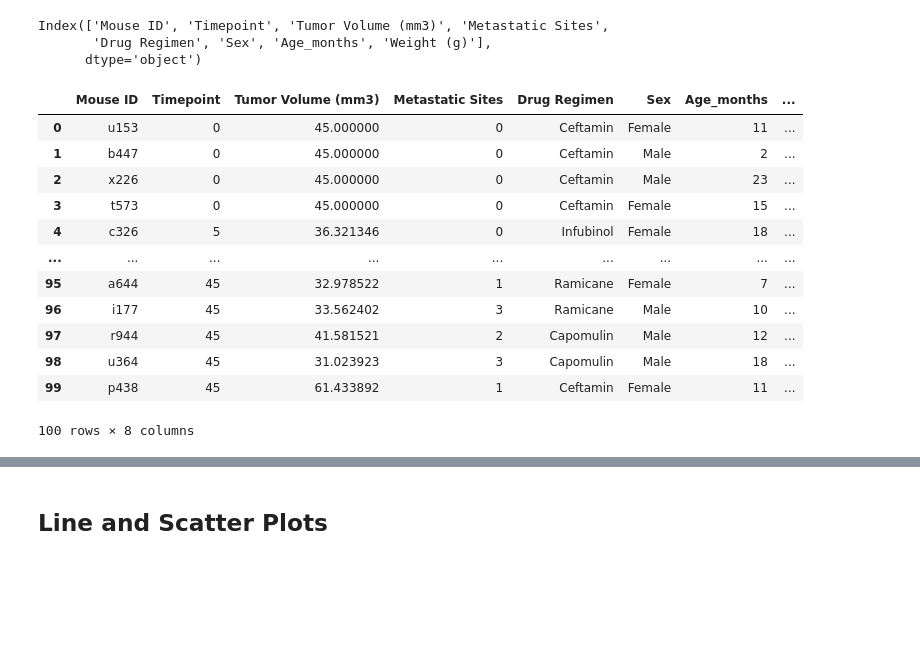
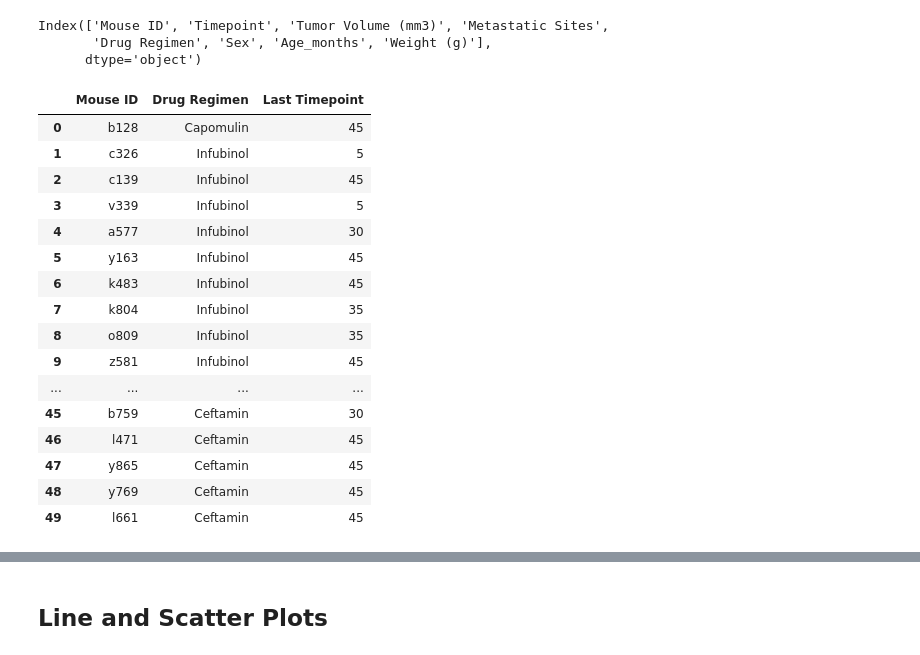
Before and after one commit to DidemBl/Module_5_challenge, a Jupyter notebook: pymaceuticals_notebook.ipynb, the cells around one changed output, grey strips where cells are left out. Drawn from its saved outputs; the diff is of its cells as text; code cells hidden in the pictures; blank space fills up the shorter version.

```diff
--- a/pymaceuticals_notebook.ipynb
+++ b/pymaceuticals_notebook.ipynb
@@ -176,37 +172,45 @@ Index(['Mouse ID', 'Timepoint', 'Tumor Volume (mm3)', 'Metastatic Sites',
 # %%
 # Calculate the final tumor volume of each mouse across four of the treatment regimens:
 
 clean_copy_df= cleaned_combined_df.copy()
 clean_copy_df= pd.DataFrame(clean_copy_df[["Mouse ID","Timepoint", "Drug Regimen","Tumor Volume (mm3)"]])
 
 # Capomulin, Ramicane, Infubinol, and Ceftamin
 
 treatment_filtered_df = clean_copy_df.loc[(clean_copy_df["Drug Regimen"] == "Capomulin") | (clean_copy_df["Drug Regimen"] == "Ramicane") | (clean_copy_df["Drug Regimen"] == "Infubinol") | (clean_copy_df["Drug Regimen"] == "Ceftamin"), :]
 
 
 #Start by getting the last (greatest) timepoint for each mouse
 treatment_filtered_max_time = treatment_filtered_df.groupby(["Mouse ID"])["Timepoint"].max()
 treatment_filtered_max_time_df = pd.DataFrame(treatment_filtered_max_time)
 
 
 
 
 # Merge this group df with the original DataFrame to get the tumor volume at the last timepoint
 
-merged_on_max_timepoint_volume_df = pd.merge(cleaned_combined_df,treatment_filtered_max_time_df, on = ["Timepoint", "Mouse ID"])
-merged_on_max_timepoint_volume_df.head(100)
+merged_on_max_timepoint_volume_df = treatment_filtered_df.merge(treatment_filtered_max_time_df, on= "Mouse ID", how="left")
+
+
+merged_on_max_timepoint_volume_df = merged_on_max_timepoint_volume_df[["Mouse ID", "Drug Regimen","Timepoint_y"]]
+renamed_merged = merged_on_max_timepoint_volume_df.rename(columns={"Timepoint_y": "Last Timepoint"})
+renamed_merged.head(50)
 # %% [output]
-|  | Mouse ID | Timepoint | Tumor Volume (mm3) | Metastatic Sites | Drug Regimen | Sex | Age_months | ... |
-| 0 | u153 | 0 | 45.000000 | 0 | Ceftamin | Female | 11 | ... |
-| 1 | b447 | 0 | 45.000000 | 0 | Ceftamin | Male | 2 | ... |
-| 2 | x226 | 0 | 45.000000 | 0 | Ceftamin | Male | 23 | ... |
-| 3 | t573 | 0 | 45.000000 | 0 | Ceftamin | Female | 15 | ... |
-| 4 | c326 | 5 | 36.321346 | 0 | Infubinol | Female | 18 | ... |
-| ... | ... | ... | ... | ... | ... | ... | ... | ... |
-| 95 | a644 | 45 | 32.978522 | 1 | Ramicane | Female | 7 | ... |
-| 96 | i177 | 45 | 33.562402 | 3 | Ramicane | Male | 10 | ... |
-| 97 | r944 | 45 | 41.581521 | 2 | Capomulin | Male | 12 | ... |
-| 98 | u364 | 45 | 31.023923 | 3 | Capomulin | Male | 18 | ... |
-| 99 | p438 | 45 | 61.433892 | 1 | Ceftamin | Female | 11 | ... |
+|  | Mouse ID | Drug Regimen | Last Timepoint |
+| 0 | b128 | Capomulin | 45 |
+| 1 | c326 | Infubinol | 5 |
+| 2 | c139 | Infubinol | 45 |
+| 3 | v339 | Infubinol | 5 |
+| 4 | a577 | Infubinol | 30 |
+| 5 | y163 | Infubinol | 45 |
+| 6 | k483 | Infubinol | 45 |
+| 7 | k804 | Infubinol | 35 |
+| 8 | o809 | Infubinol | 35 |
+| 9 | z581 | Infubinol | 45 |
+| ... | ... | ... | ... |
+| 45 | b759 | Ceftamin | 30 |
+| 46 | l471 | Ceftamin | 45 |
+| 47 | y865 | Ceftamin | 45 |
+| 48 | y769 | Ceftamin | 45 |
+| 49 | l661 | Ceftamin | 45 |
-100 rows × 8 columns
 # %%
```
Also changed, not shown: parts of 4 cells of this notebook.
